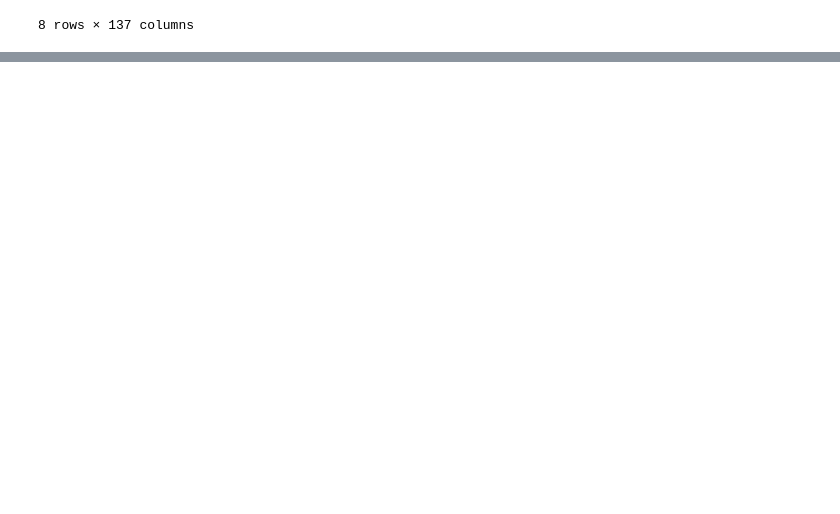
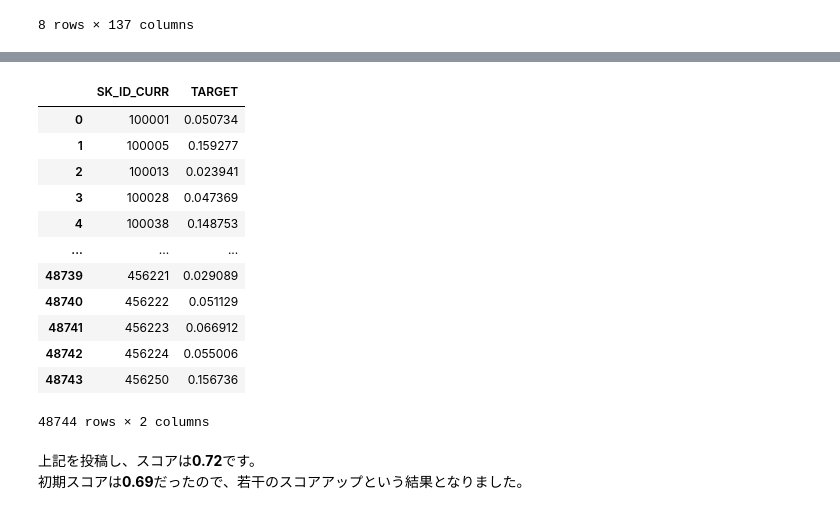
Before and after one commit to KoujiYakubo/diveintocode-ml, a Jupyter notebook: week4/session.ipynb, the cells around one changed output, grey strips where cells are left out. Drawn from its saved outputs; the diff is of its cells as text; code cells hidden in the pictures; blank space fills up the shorter version.

```diff
--- a/week4/session.ipynb
+++ b/week4/session.ipynb
@@ -497,0 +968,17 @@ sample_submission = pd.read_csv("/Users/naoki/diveintocode-ml/home-credit-defaul
+# %%
+sample_submission["TARGET"] = y_predict_logistic
+display(sample_submission)
+# %% [output]
+|  | SK_ID_CURR | TARGET |
+| 0 | 100001 | 0.050734 |
+| 1 | 100005 | 0.159277 |
+| 2 | 100013 | 0.023941 |
+| 3 | 100028 | 0.047369 |
+| 4 | 100038 | 0.148753 |
+| ... | ... | ... |
+| 48739 | 456221 | 0.029089 |
+| 48740 | 456222 | 0.051129 |
+| 48741 | 456223 | 0.066912 |
+| 48742 | 456224 | 0.055006 |
+| 48743 | 456250 | 0.156736 |
+48744 rows × 2 columns
@@ -497,0 +987,3 @@ sample_submission = pd.read_csv("/Users/naoki/diveintocode-ml/home-credit-defaul
+# %% [markdown]
+上記を投稿し、スコアは**0.72**です。
+初期スコアは**0.69**だったので、若干のスコアアップという結果となりました。
```
Also changed, not shown: parts of 43 cells of this notebook.
